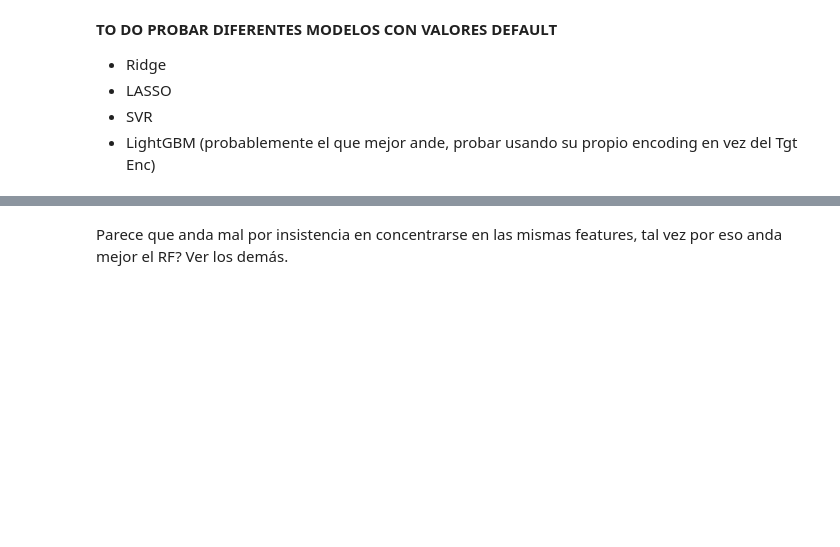
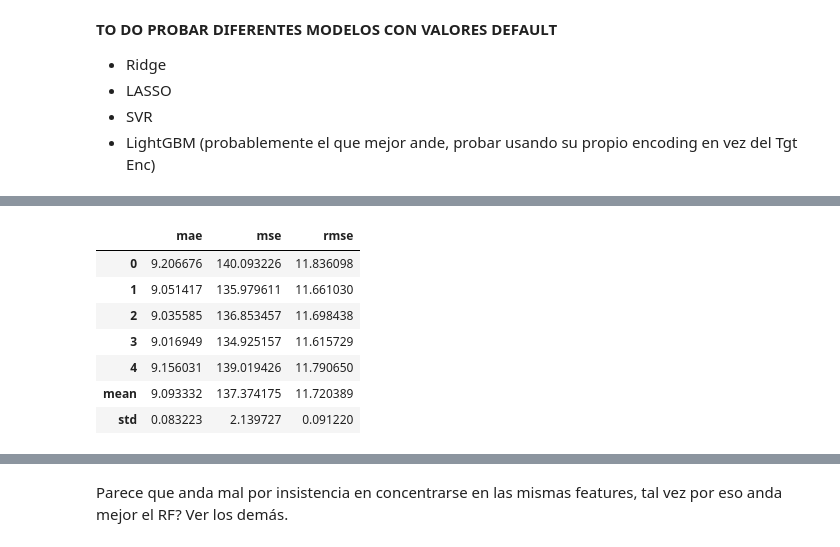
Before and after one commit to Javier-Etcheto/AprMaqI, a Jupyter notebook: 2-Modelling.ipynb, the cells around one changed output, grey strips where cells are left out. Saved outputs shown, nothing was run; the diff lists cells and outputs as text; code cells hidden in the pictures; blank space fills up the shorter version.

```diff
--- a/2-Modelling.ipynb
+++ b/2-Modelling.ipynb
@@ -428,3 +477,22 @@ Como era de esperarse, la performance es peor. Se confirma entonces qeu es mejor
+# %%
+from sklearn.svm import SVR
+
+res_svr_rel, models_svr_rel = cv_model(
+    lambda: make_preprocessed_pipeline(SVR(C=1.0, epsilon=0.1), numeric_cols, cat_cols),
+    X=X,
+    is_rel=True
+)
+# %%
+res_svr_rel
+# %% [output]
+|  | mae | mse | rmse |
+| 0 | 9.206676 | 140.093226 | 11.836098 |
+| 1 | 9.051417 | 135.979611 | 11.661030 |
+| 2 | 9.035585 | 136.853457 | 11.698438 |
+| 3 | 9.016949 | 134.925157 | 11.615729 |
+| 4 | 9.156031 | 139.019426 | 11.790650 |
+| mean | 9.093332 | 137.374175 | 11.720389 |
+| std | 0.083223 | 2.139727 | 0.091220 |
 # %%
 # ejemplo de LightGBM
 from lightgbm import LGBMRegressor
```
Also changed, not shown: parts of 23 cells of this notebook.
